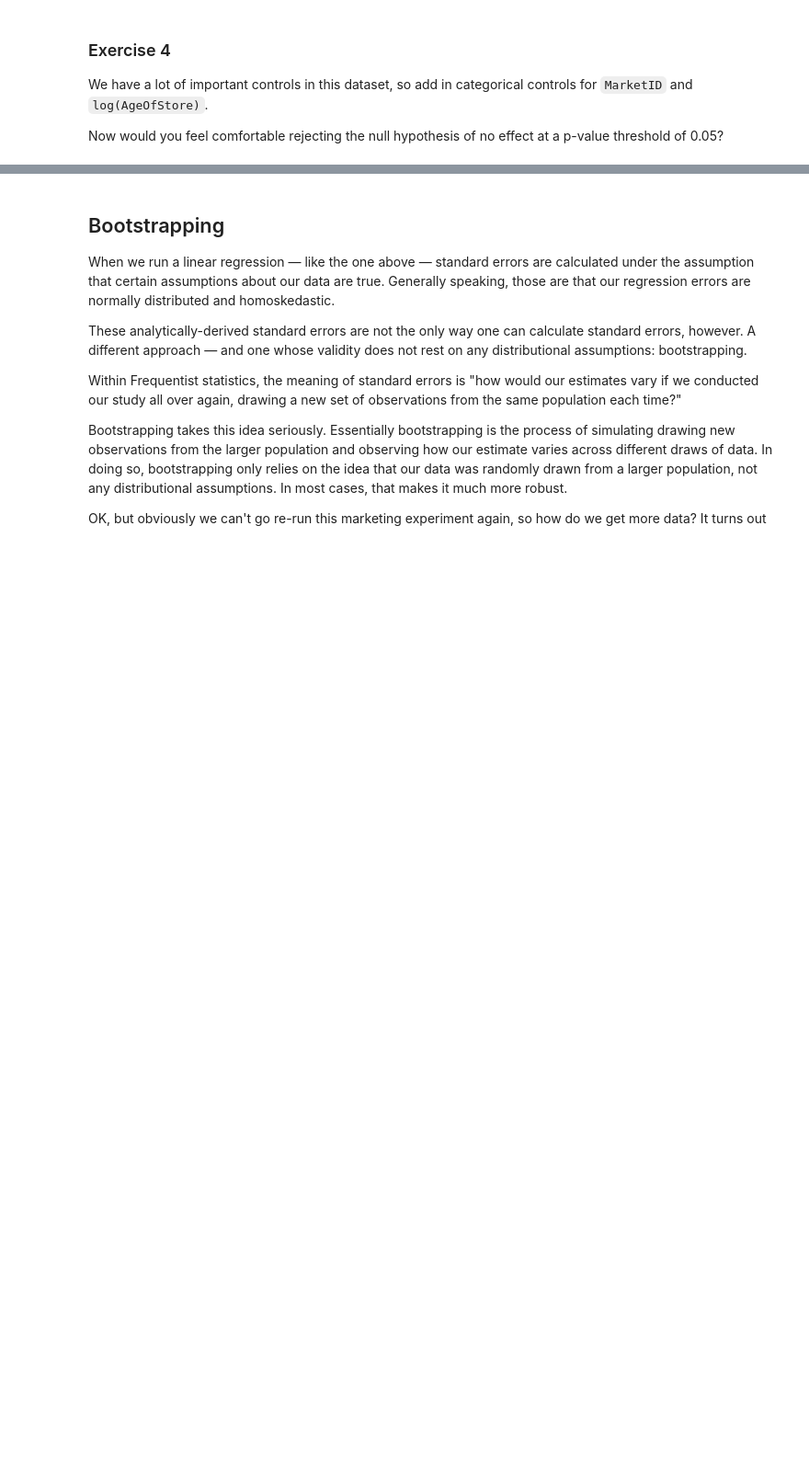
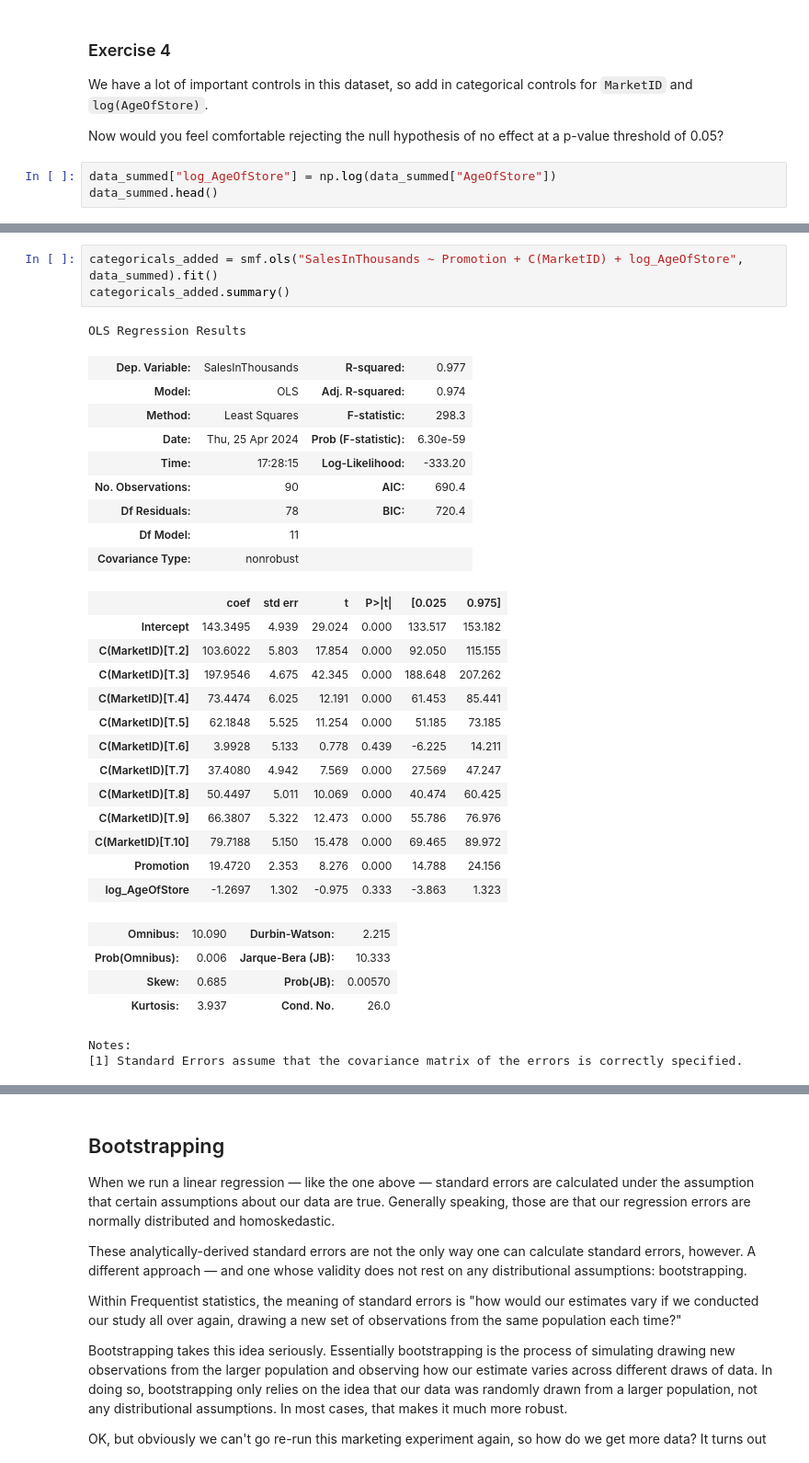
Before and after one commit to nogibjj/ZT-UDS, a Jupyter notebook: exercise_expected_value.ipynb, the cells around one changed output, grey strips where cells are left out. Shown: that part at 92% size. Drawn from its saved outputs; the diff is of its cells as text; blank space fills up the shorter version.

```diff
--- a/exercise_expected_value.ipynb
+++ b/exercise_expected_value.ipynb
@@ -126,3 +126,6 @@ Notes:
 We have a lot of important controls in this dataset, so add in categorical controls for `MarketID` and `log(AgeOfStore)`.
 
 Now would you feel comfortable rejecting the null hypothesis of no effect at a p-value threshold of 0.05?
+# %%
+data_summed["log_AgeOfStore"] = np.log(data_summed["AgeOfStore"])
+data_summed.head()
@@ -128,0 +139,33 @@ Now would you feel comfortable rejecting the null hypothesis of no effect at a p
+# %%
+categoricals_added = smf.ols("SalesInThousands ~ Promotion + C(MarketID) + log_AgeOfStore", data_summed).fit()
+categoricals_added.summary()
+# %% [output]
+OLS Regression Results
+| Dep. Variable: | SalesInThousands | R-squared: | 0.977 |
+| Model: | OLS | Adj. R-squared: | 0.974 |
+| Method: | Least Squares | F-statistic: | 298.3 |
+| Date: | Thu, 25 Apr 2024 | Prob (F-statistic): | 6.30e-59 |
+| Time: | 17:28:15 | Log-Likelihood: | -333.20 |
+| No. Observations: | 90 | AIC: | 690.4 |
+| Df Residuals: | 78 | BIC: | 720.4 |
+| Df Model: | 11 |  |  |
+| Covariance Type: | nonrobust |  |  |
+|  | coef | std err | t | P>|t| | [0.025 | 0.975] |
+| Intercept | 143.3495 | 4.939 | 29.024 | 0.000 | 133.517 | 153.182 |
+| C(MarketID)[T.2] | 103.6022 | 5.803 | 17.854 | 0.000 | 92.050 | 115.155 |
+| C(MarketID)[T.3] | 197.9546 | 4.675 | 42.345 | 0.000 | 188.648 | 207.262 |
+| C(MarketID)[T.4] | 73.4474 | 6.025 | 12.191 | 0.000 | 61.453 | 85.441 |
+| C(MarketID)[T.5] | 62.1848 | 5.525 | 11.254 | 0.000 | 51.185 | 73.185 |
+| C(MarketID)[T.6] | 3.9928 | 5.133 | 0.778 | 0.439 | -6.225 | 14.211 |
+| C(MarketID)[T.7] | 37.4080 | 4.942 | 7.569 | 0.000 | 27.569 | 47.247 |
+| C(MarketID)[T.8] | 50.4497 | 5.011 | 10.069 | 0.000 | 40.474 | 60.425 |
+| C(MarketID)[T.9] | 66.3807 | 5.322 | 12.473 | 0.000 | 55.786 | 76.976 |
+| C(MarketID)[T.10] | 79.7188 | 5.150 | 15.478 | 0.000 | 69.465 | 89.972 |
+| Promotion | 19.4720 | 2.353 | 8.276 | 0.000 | 14.788 | 24.156 |
+| log_AgeOfStore | -1.2697 | 1.302 | -0.975 | 0.333 | -3.863 | 1.323 |
+| Omnibus: | 10.090 | Durbin-Watson: | 2.215 |
+| Prob(Omnibus): | 0.006 | Jarque-Bera (JB): | 10.333 |
+| Skew: | 0.685 | Prob(JB): | 0.00570 |
+| Kurtosis: | 3.937 | Cond. No. | 26.0 |
+Notes:
+[1] Standard Errors assume that the covariance matrix of the errors is correctly specified.
```
Also changed, not shown: parts of 2 cells of this notebook.
